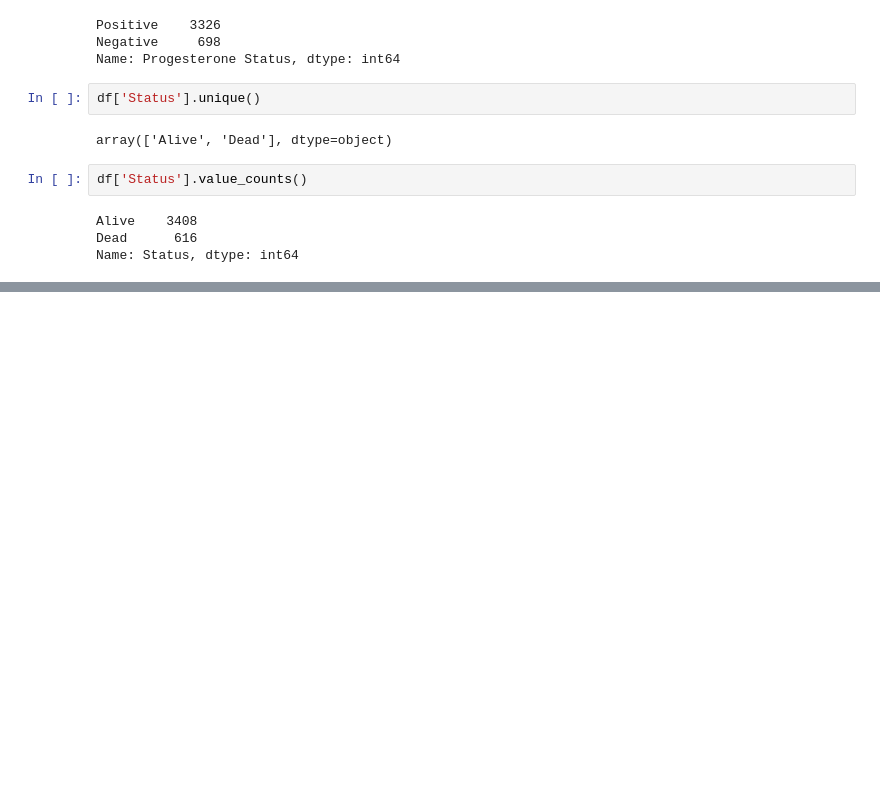
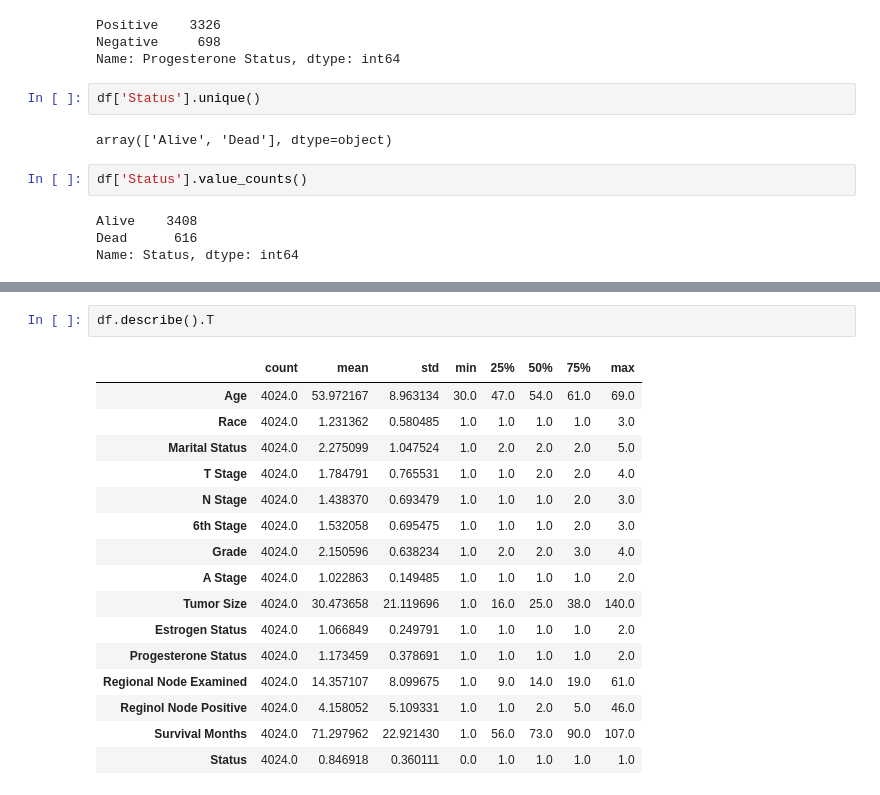
Before and after one commit to nakisa84/Springboard, a Jupyter notebook: capston 2 project/notebooks/BC-DataWrangling.ipynb, the cells around one changed output, grey strips where cells are left out. Drawn from its saved outputs; the diff is of its cells as text; blank space fills up the shorter version.

```diff
--- a/capston 2 project/notebooks/BC-DataWrangling.ipynb
+++ b/capston 2 project/notebooks/BC-DataWrangling.ipynb
@@ -247,0 +271,19 @@ df.replace(cleanup_nums)
+# %%
+df.describe().T
+# %% [output]
+|  | count | mean | std | min | 25% | 50% | 75% | max |
+| Age | 4024.0 | 53.972167 | 8.963134 | 30.0 | 47.0 | 54.0 | 61.0 | 69.0 |
+| Race | 4024.0 | 1.231362 | 0.580485 | 1.0 | 1.0 | 1.0 | 1.0 | 3.0 |
+| Marital Status | 4024.0 | 2.275099 | 1.047524 | 1.0 | 2.0 | 2.0 | 2.0 | 5.0 |
+| T Stage | 4024.0 | 1.784791 | 0.765531 | 1.0 | 1.0 | 2.0 | 2.0 | 4.0 |
+| N Stage | 4024.0 | 1.438370 | 0.693479 | 1.0 | 1.0 | 1.0 | 2.0 | 3.0 |
+| 6th Stage | 4024.0 | 1.532058 | 0.695475 | 1.0 | 1.0 | 1.0 | 2.0 | 3.0 |
+| Grade | 4024.0 | 2.150596 | 0.638234 | 1.0 | 2.0 | 2.0 | 3.0 | 4.0 |
+| A Stage | 4024.0 | 1.022863 | 0.149485 | 1.0 | 1.0 | 1.0 | 1.0 | 2.0 |
+| Tumor Size | 4024.0 | 30.473658 | 21.119696 | 1.0 | 16.0 | 25.0 | 38.0 | 140.0 |
+| Estrogen Status | 4024.0 | 1.066849 | 0.249791 | 1.0 | 1.0 | 1.0 | 1.0 | 2.0 |
+| Progesterone Status | 4024.0 | 1.173459 | 0.378691 | 1.0 | 1.0 | 1.0 | 1.0 | 2.0 |
+| Regional Node Examined | 4024.0 | 14.357107 | 8.099675 | 1.0 | 9.0 | 14.0 | 19.0 | 61.0 |
+| Reginol Node Positive | 4024.0 | 4.158052 | 5.109331 | 1.0 | 1.0 | 2.0 | 5.0 | 46.0 |
+| Survival Months | 4024.0 | 71.297962 | 22.921430 | 1.0 | 56.0 | 73.0 | 90.0 | 107.0 |
+| Status | 4024.0 | 0.846918 | 0.360111 | 0.0 | 1.0 | 1.0 | 1.0 | 1.0 |
```
Also changed, not shown: parts of 23 cells of this notebook, 3 other files.
